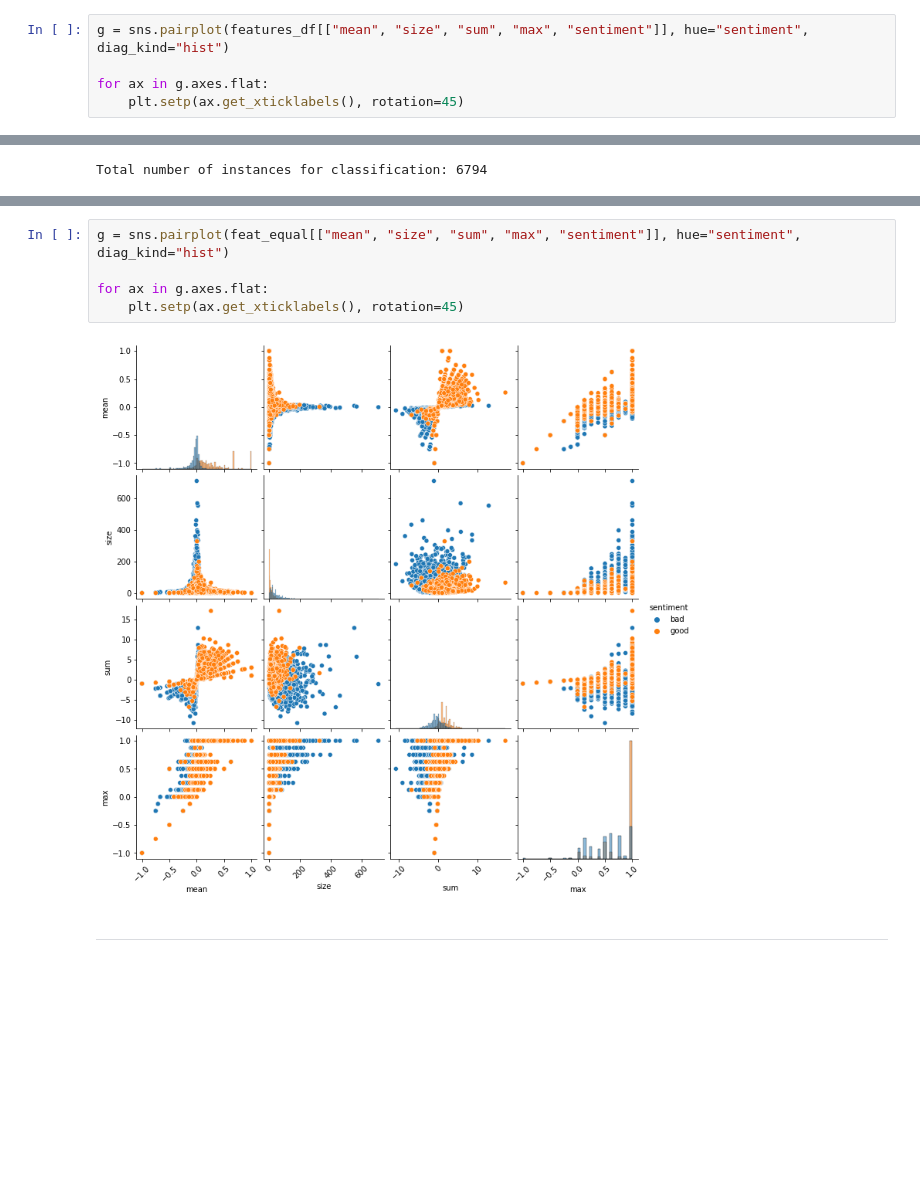
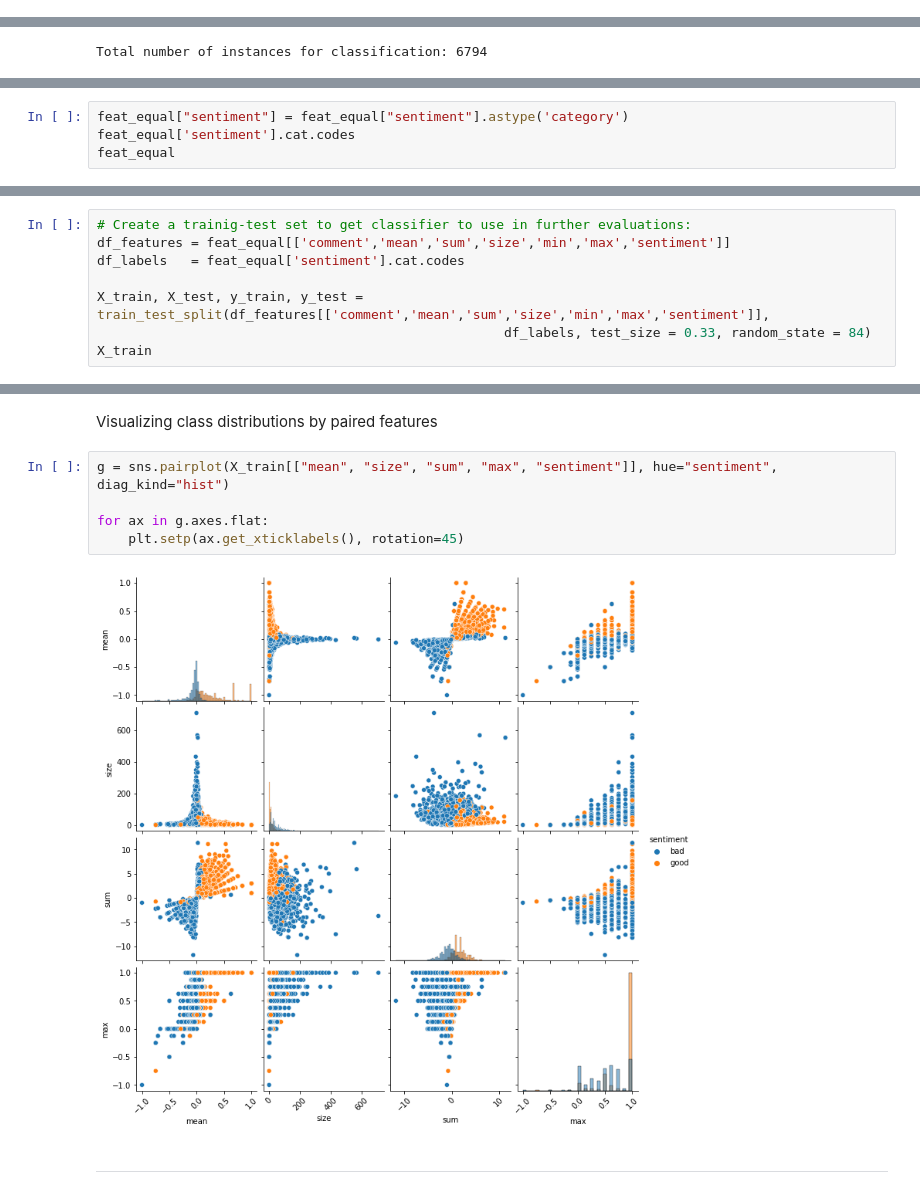
Before and after one commit to mnavarretem/ds4a_project, a Jupyter notebook: Semantic analysis.ipynb, the cells around one changed output, grey strips where cells are left out. Cells and saved outputs as stored; diff of their text form; blank space fills up the shorter version.

```diff
--- a/Semantic analysis.ipynb
+++ b/Semantic analysis.ipynb
@@ -663,5 +617,0 @@ Visualizing class distributions by paired features
-# %%
-g = sns.pairplot(features_df[["mean", "size", "sum", "max", "sentiment"]], hue="sentiment", diag_kind="hist")
-
-for ax in g.axes.flat:
-    plt.setp(ax.get_xticklabels(), rotation=45)
@@ -687,0 +634,4 @@ We can visualize that subsampling is not detrimental for class distributions:
+# %%
+feat_equal["sentiment"] = feat_equal["sentiment"].astype('category')
+feat_equal['sentiment'].cat.codes
+feat_equal
@@ -687,0 +652,8 @@ We can visualize that subsampling is not detrimental for class distributions:
+# %%
+# Create a trainig-test set to get classifier to use in further evaluations:
+df_features = feat_equal[['comment','mean','sum','size','min','max','sentiment']]
+df_labels   = feat_equal['sentiment'].cat.codes
+
+X_train, X_test, y_train, y_test = train_test_split(df_features[['comment','mean','sum','size','min','max','sentiment']],
+                                                    df_labels, test_size = 0.33, random_state = 84)
+X_train
@@ -688,10 +726,12 @@ We can visualize that subsampling is not detrimental for class distributions:
+# %% [markdown]
+Visualizing class distributions by paired features
 # %%
-g = sns.pairplot(feat_equal[["mean", "size", "sum", "max", "sentiment"]], hue="sentiment", diag_kind="hist")
+g = sns.pairplot(X_train[["mean", "size", "sum", "max", "sentiment"]], hue="sentiment", diag_kind="hist")
 
 for ax in g.axes.flat:
     plt.setp(ax.get_xticklabels(), rotation=45)
 # %% [output]
-[figure, old version]
+[figure, new version]
 # %% [markdown]
 ---
 # %% [markdown]
```
Also changed, not shown: parts of 56 cells of this notebook, 7 other files.
